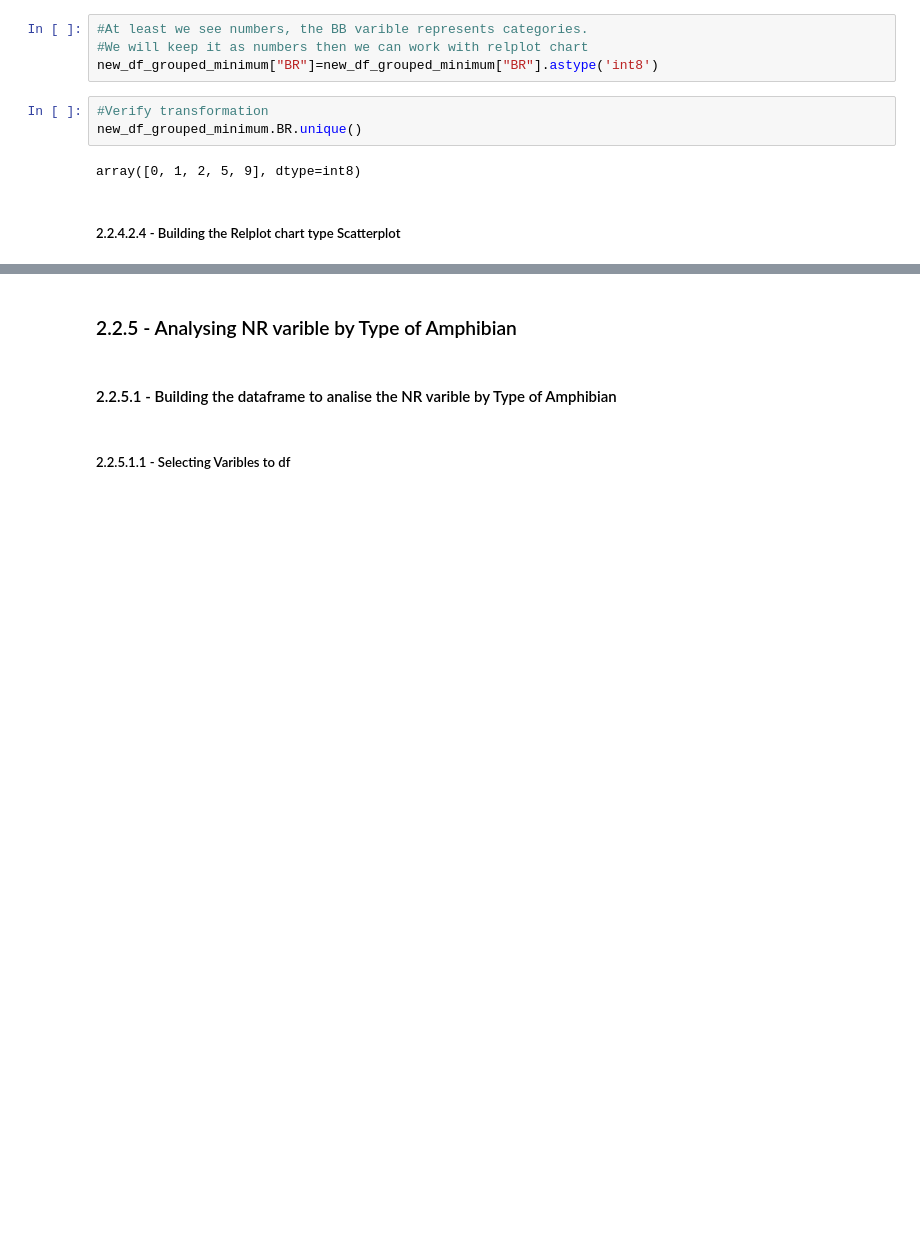
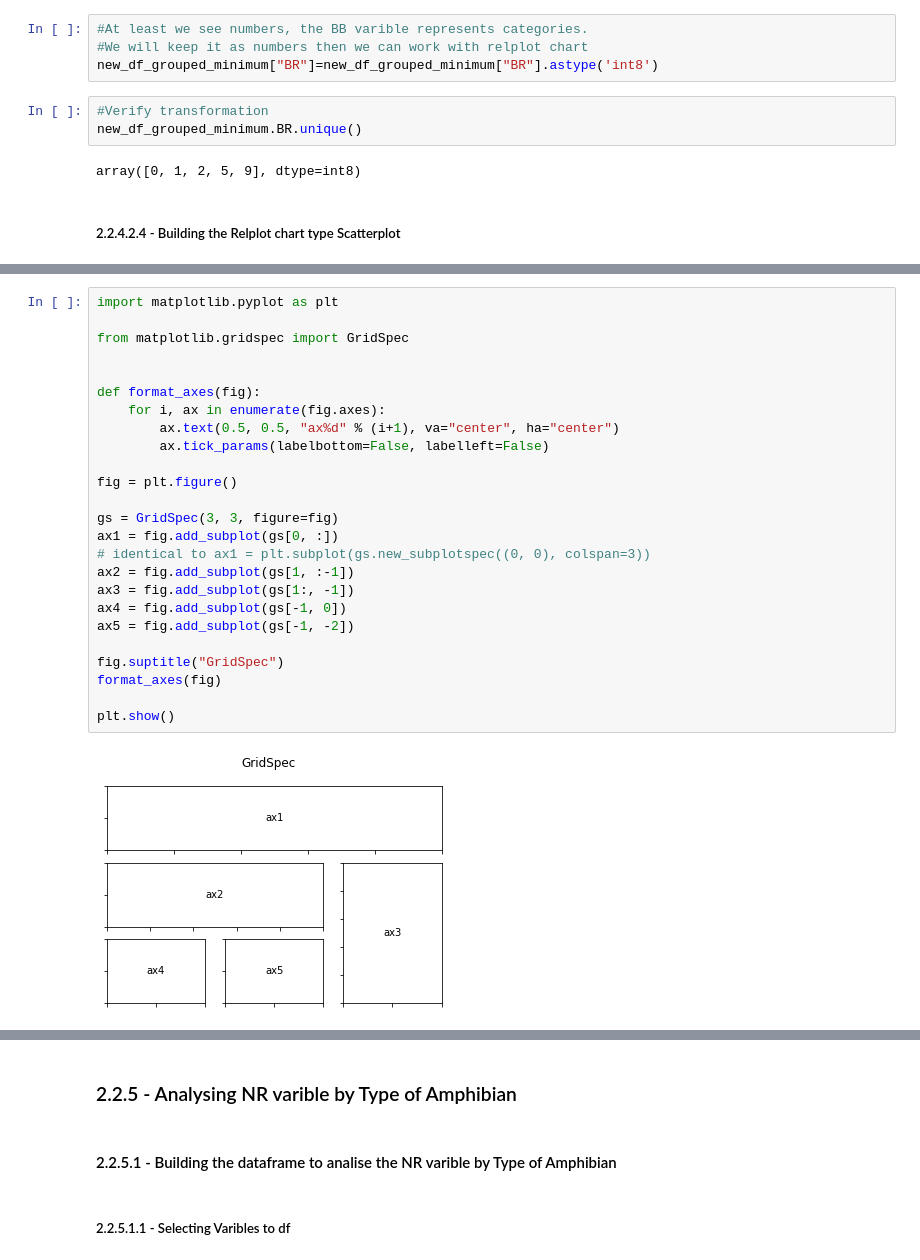
Before and after one commit to Renata-Thomazelli/amphibians, a Jupyter notebook: amphibians-Copy2.ipynb, the cells around one changed output, grey strips where cells are left out. Cells and saved outputs as stored; diff of their text form; blank space fills up the shorter version.

```diff
--- a/amphibians-Copy2.ipynb
+++ b/amphibians-Copy2.ipynb
@@ -1406,0 +1681,27 @@ plt.show()
+# %%
+import matplotlib.pyplot as plt
+
+from matplotlib.gridspec import GridSpec
+
+
+def format_axes(fig):
+    for i, ax in enumerate(fig.axes):
+        ax.text(0.5, 0.5, "ax%d" % (i+1), va="center", ha="center")
+        ax.tick_params(labelbottom=False, labelleft=False)
+
+fig = plt.figure()
+
+gs = GridSpec(3, 3, figure=fig)
+ax1 = fig.add_subplot(gs[0, :])
+# identical to ax1 = plt.subplot(gs.new_subplotspec((0, 0), colspan=3))
+ax2 = fig.add_subplot(gs[1, :-1])
+ax3 = fig.add_subplot(gs[1:, -1])
+ax4 = fig.add_subplot(gs[-1, 0])
+ax5 = fig.add_subplot(gs[-1, -2])
+
+fig.suptitle("GridSpec")
+format_axes(fig)
+
+plt.show()
+# %% [output]
+[figure, added]
```
Also changed, not shown: parts of 50 cells of this notebook, 8 other files.
